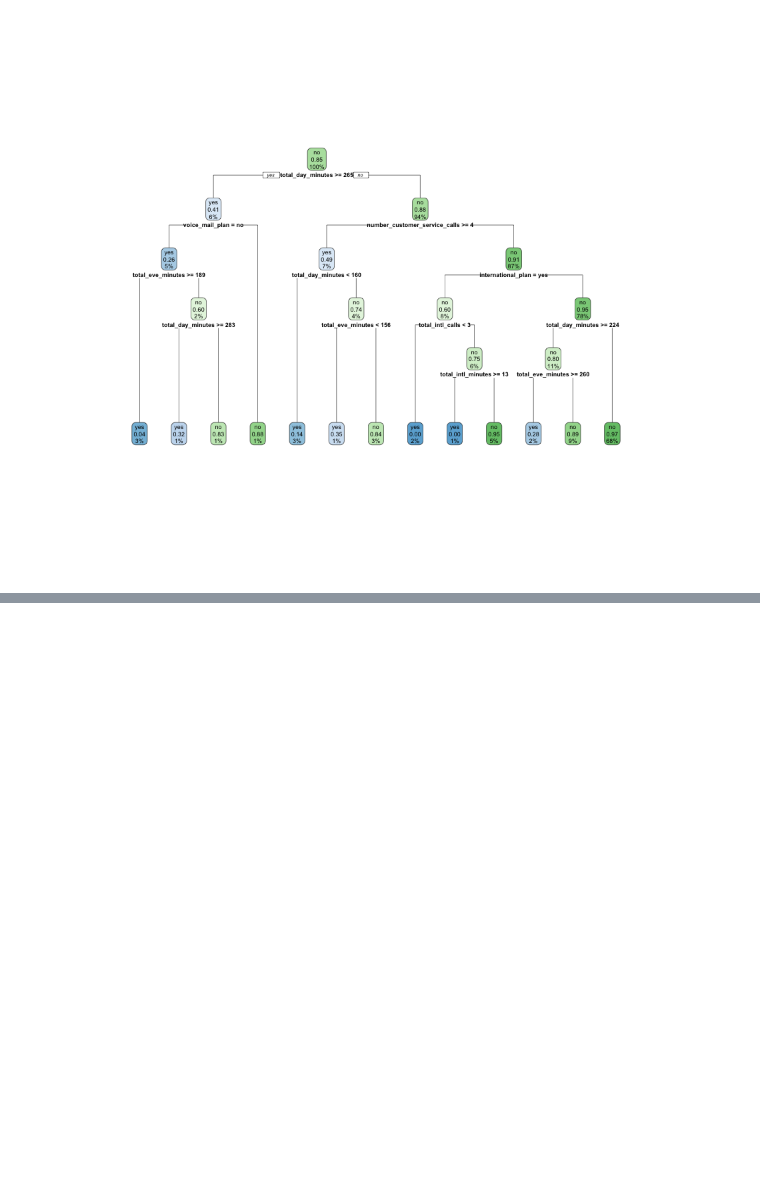
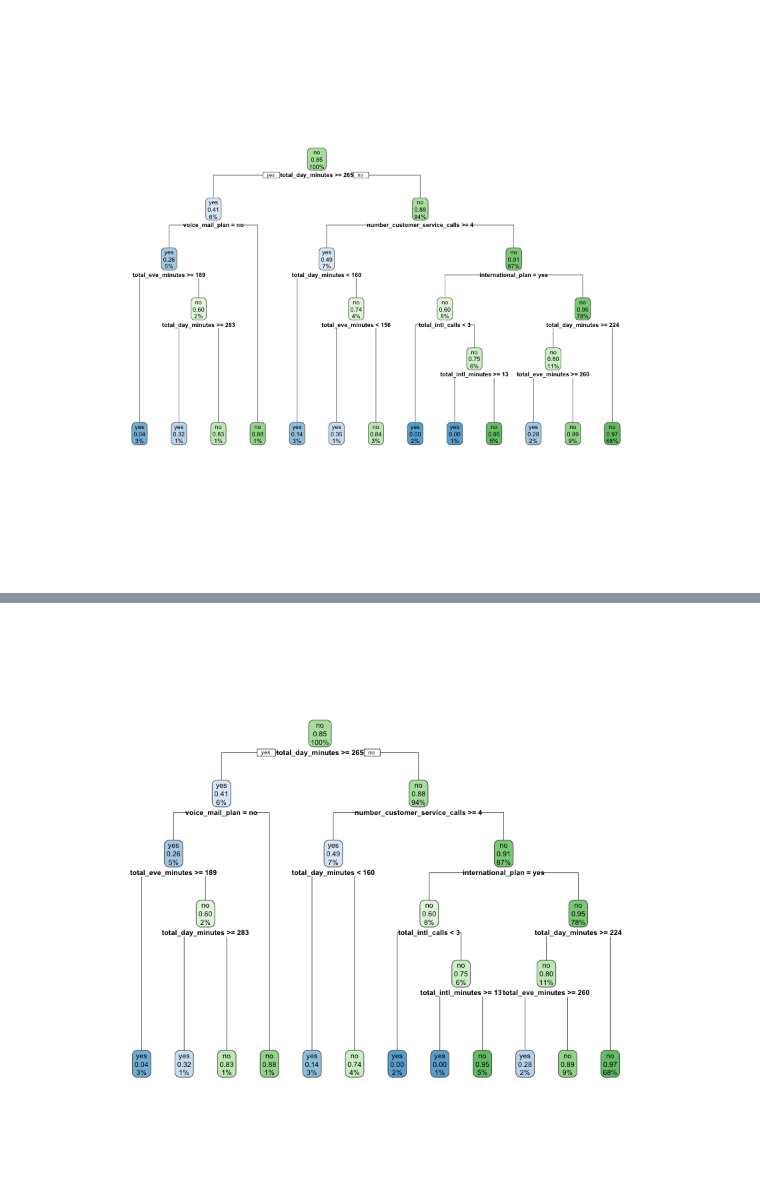
Before and after one commit to YuHsuanLin/riii, a Jupyter notebook: cb102/cb102_20180821.ipynb, the cells around one changed output, grey strips where cells are left out. Cells and saved outputs as stored; diff of their text form; code cells hidden in the pictures; blank space fills up the shorter version.

Commit message:
rpart

```diff
--- a/cb102/cb102_20180821.ipynb
+++ b/cb102/cb102_20180821.ipynb
@@ -85,7 +85,7 @@ library(rpart)
 # %%
 churn.rp = rpart(churn~.,data=trainset,control=rpart.control(minsplit=20))
 # %%
-summary(churn.rp)
+s =summary(churn.rp)
 # %% [output]
 Call:
 rpart(formula = churn ~ ., data = trainset, control = rpart.control(minsplit = 20))
@@ -118,0 +151,10 @@ rpart.plot(churn.rp)
+# %%
+min_row = which.min(s$cptable[,'xerror'])
+# %%
+churn.cp = s$cptable[min_row,'CP']
+# %%
+prune.rp =prune(churn.rp,cp=churn.cp )
+# %%
+rpart.plot(prune.rp)
+# %% [output]
+[figure, added]
```
Also changed, not shown: parts of 9 cells of this notebook.
